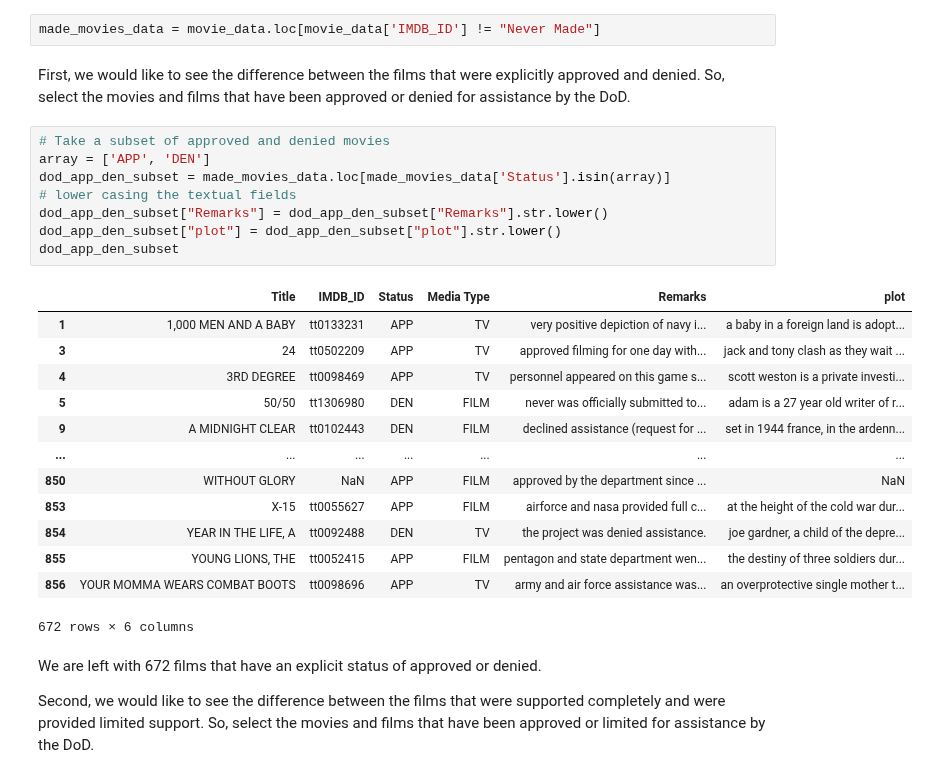
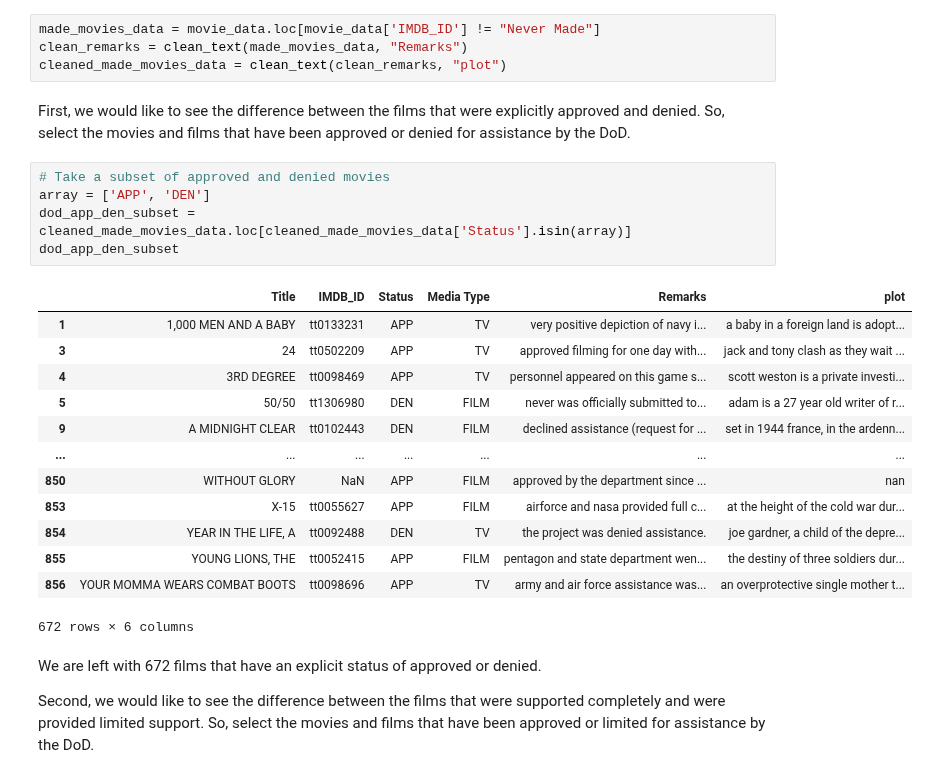
Before and after one commit to ravinitheshreddy/SubtlePropaganda, a Jupyter notebook: notebooks/analysis_with_scattertext.ipynb, the cells around one changed output. Saved outputs shown, nothing was run; the diff lists cells and outputs as text.

Commit message:
update scattertext plots with text preprocessing.

```diff
--- a/notebooks/analysis_with_scattertext.ipynb
+++ b/notebooks/analysis_with_scattertext.ipynb
@@ -42,25 +96,24 @@ movie_data
 We have a total of 857 entries. First, we remove the films that were never made.
 # %%
 made_movies_data = movie_data.loc[movie_data['IMDB_ID'] != "Never Made"]
+clean_remarks = clean_text(made_movies_data, "Remarks")
+cleaned_made_movies_data = clean_text(clean_remarks, "plot")
 # %% [markdown]
 First, we would like to see the difference between the films that were explicitly approved and denied. So, select the movies and films that have been approved or denied for assistance by the DoD.
 # %%
 # Take a subset of approved and denied movies
 array = ['APP', 'DEN']
-dod_app_den_subset = made_movies_data.loc[made_movies_data['Status'].isin(array)]
-# lower casing the textual fields
-dod_app_den_subset["Remarks"] = dod_app_den_subset["Remarks"].str.lower()
-dod_app_den_subset["plot"] = dod_app_den_subset["plot"].str.lower()
+dod_app_den_subset = cleaned_made_movies_data.loc[cleaned_made_movies_data['Status'].isin(array)]
 dod_app_den_subset
 # %% [output]
 |  | Title | IMDB_ID | Status | Media Type | Remarks | plot |
 | 1 | 1,000 MEN AND A BABY | tt0133231 | APP | TV | very positive depiction of navy i... | a baby in a foreign land is adopt... |
 | 3 | 24 | tt0502209 | APP | TV | approved filming for one day with... | jack and tony clash as they wait ... |
 | 4 | 3RD DEGREE | tt0098469 | APP | TV | personnel appeared on this game s... | scott weston is a private investi... |
 | 5 | 50/50 | tt1306980 | DEN | FILM | never was officially submitted to... | adam is a 27 year old writer of r... |
 | 9 | A MIDNIGHT CLEAR | tt0102443 | DEN | FILM | declined assistance (request for ... | set in 1944 france, in the ardenn... |
 | ... | ... | ... | ... | ... | ... | ... |
-| 850 | WITHOUT GLORY | NaN | APP | FILM | approved by the department since ... | NaN |
+| 850 | WITHOUT GLORY | NaN | APP | FILM | approved by the department since ... | nan |
 | 853 | X-15 | tt0055627 | APP | FILM | airforce and nasa provided full c... | at the height of the cold war dur... |
 | 854 | YEAR IN THE LIFE, A | tt0092488 | DEN | TV | the project was denied assistance. | joe gardner, a child of the depre... |
 | 855 | YOUNG LIONS, THE | tt0052415 | APP | FILM | pentagon and state department wen... | the destiny of three soldiers dur... |
```
Also changed, not shown: parts of 15 cells of this notebook, 36 other files.
